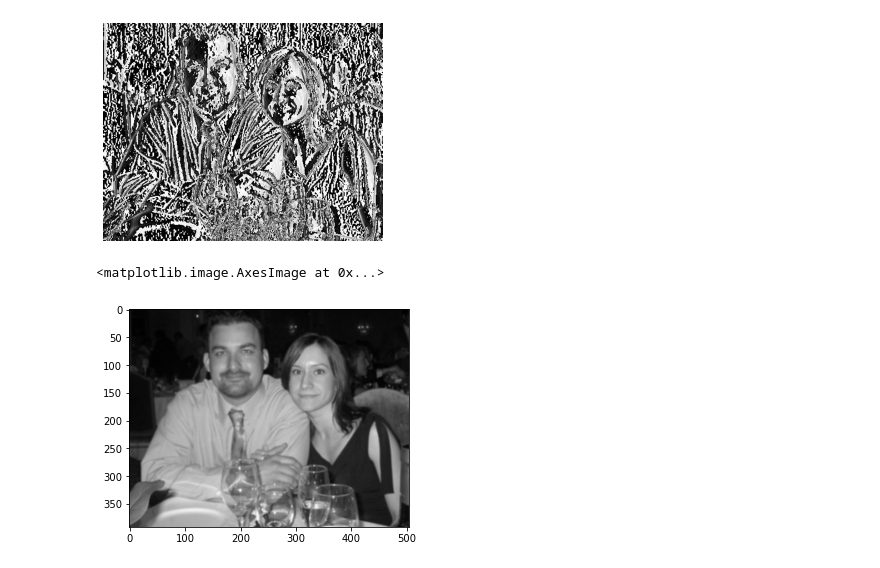
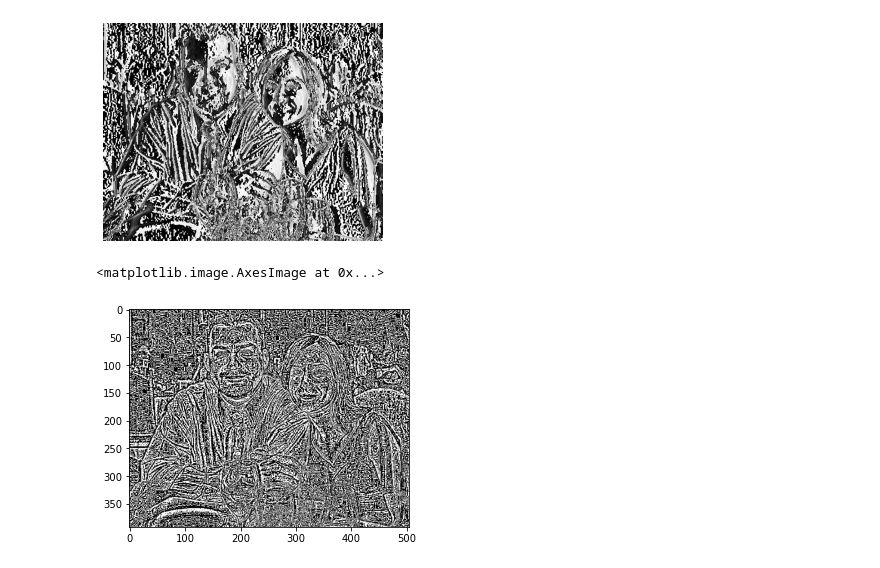
Before and after one commit to collinskatie/motion_without_movement, a Jupyter notebook: debugging_filters.ipynb, the cells around one changed output. Saved outputs shown, nothing was run; the diff lists cells and outputs as text; code cells hidden in the pictures.

Commit message:
updated filter exploration

```diff
--- a/debugging_filters.ipynb
+++ b/debugging_filters.ipynb
@@ -100,21 +100,21 @@ plt.axis('off')
 # %%
 # check simple kernels
 # https://sbme-tutorials.github.io/2018/cv/notes/4_week4.html#edge-detection-kernels
 from scipy.ndimage import filters
 
 kernel = np.array([[1.0,1.0,1.0],
                 [1.0,1.0,1.0],
                 [1.0,1.0,1.0]]) * (1/9) # smoothing
 
-# kernel = np.array([[0.0,1.0,0.0],
-#                 [1.0,-4.0,1.0],
-#                 [0.0,1.0,0.0]])
-
+kernel = np.array([[0.0,1.0,0.0],
+                [1.0,-4.0,1.0],
+                [0.0,1.0,0.0]])
+# transf_img = cv2.filter2D(img, -1, kernel)
 transf_img = filters.convolve(img, kernel)
 plt.imshow(transf_img, cmap="gray")
 # %% [output]
 <matplotlib.image.AxesImage at 0x...>
-[figure, old version]
+[figure, new version]
 # %%
 def create_filter(filter_func, filter_size, theta):
     # filter_func is a function that takes as input x,y,theta
```
Also changed, not shown: parts of 6 cells of this notebook, 1 other file.
